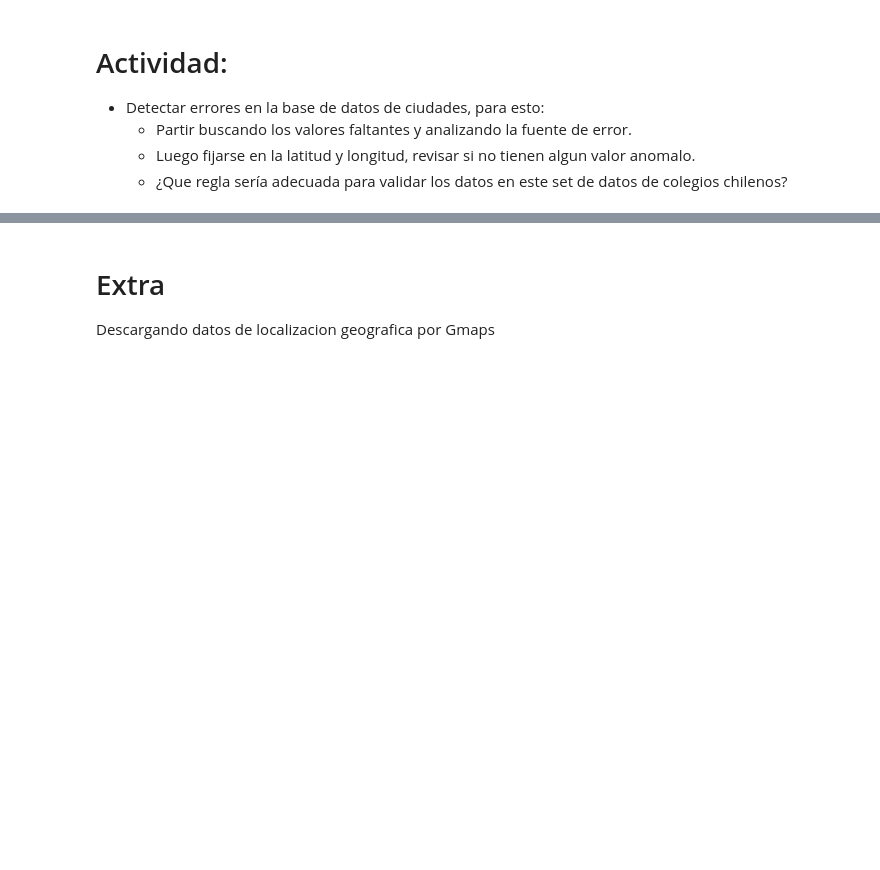
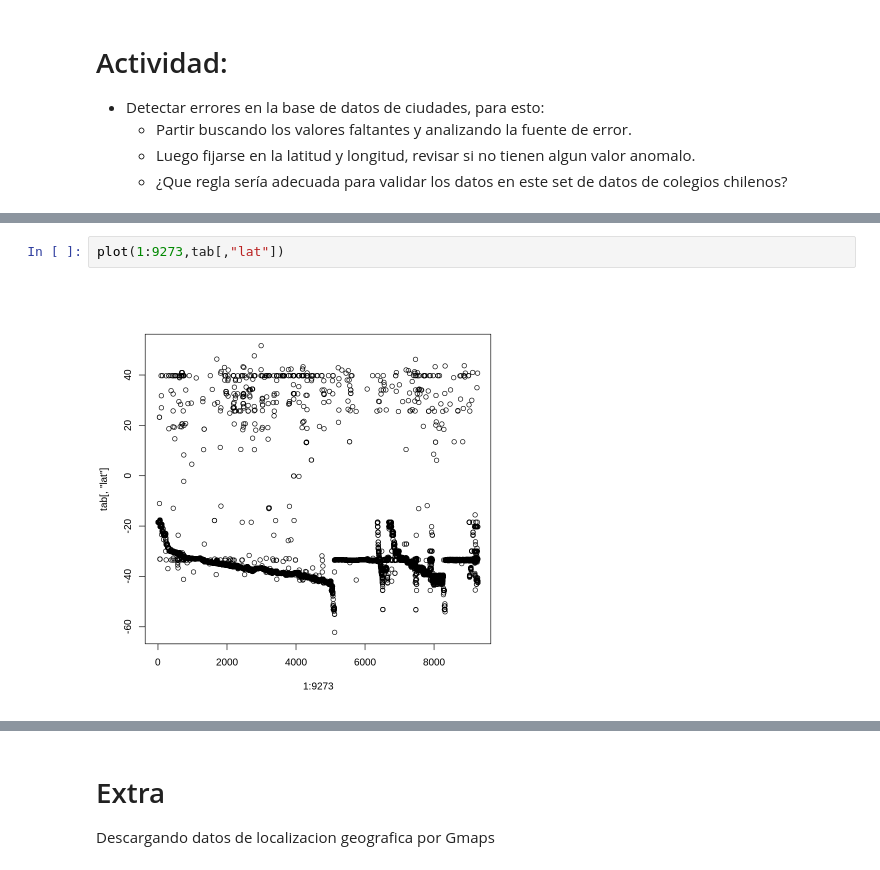
Before and after one commit to JDConejeros/Gestion-De-Datos-en-R, a Jupyter notebook: Taller_4.ipynb, the cells around one changed output, grey strips where cells are left out. Saved outputs shown, nothing was run; the diff lists cells and outputs as text; blank space fills up the shorter version.

```diff
--- a/Taller_4.ipynb
+++ b/Taller_4.ipynb
@@ -403,0 +486,4 @@ A data.frame: 9273 × 7
+# %%
+plot(1:9273,tab[,"lat"])
+# %% [output]
+[figure, added]
```
Also changed, not shown: parts of 14 cells of this notebook.
